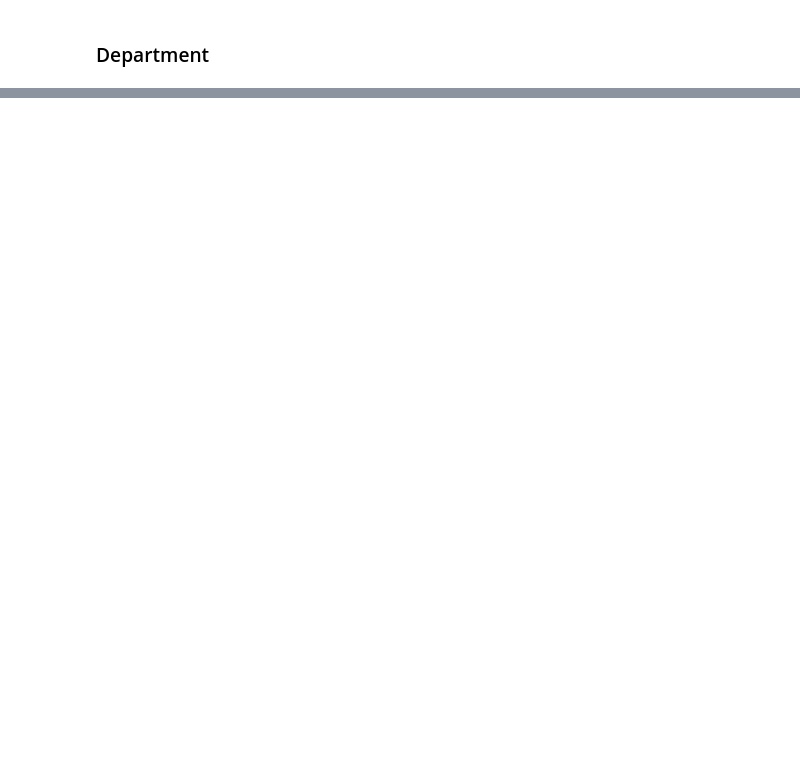
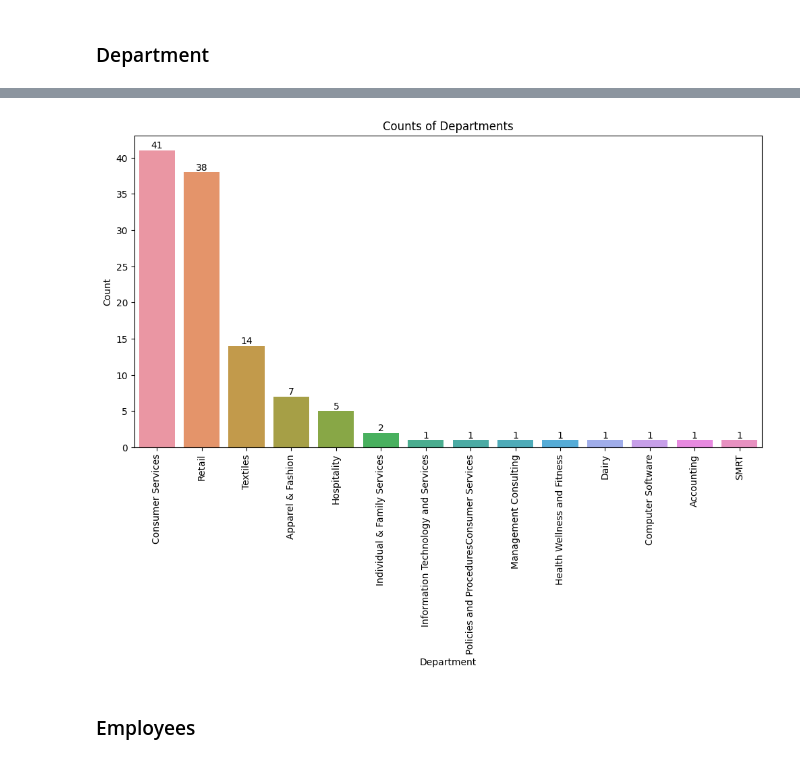
Before and after one commit to ArifAygun/Sentiment-Analysis-SMRT, a Jupyter notebook: SMRT_Statistical_Analysis.ipynb, the cells around one changed output, grey strips where cells are left out. Saved outputs shown, nothing was run; the diff lists cells and outputs as text; code cells hidden in the pictures; blank space fills up the shorter version.

```diff
--- a/SMRT_Statistical_Analysis.ipynb
+++ b/SMRT_Statistical_Analysis.ipynb
@@ -117,0 +205,21 @@ print(department_counts)
+# %%
+# Get the counts of each unique value in the "Department" column
+department_counts = reviews['Department'].value_counts()
+
+# Create a bar plot to visualize the unique values and their counts
+plt.figure(figsize=(12, 6))
+ax = sns.barplot(x=department_counts.index, y=department_counts.values)
+plt.xticks(rotation=90)
+
+plt.xlabel('Department')
+plt.ylabel('Count')
+plt.title('Counts of Departments')
+
+for p in ax.patches:
+    ax.annotate(f'{p.get_height():.0f}', (p.get_x() + p.get_width() / 2., p.get_height()), ha='center', va='bottom')
+
+plt.show()
+# %% [output]
+[figure, added]
+# %% [markdown]
+### Employees
```
Also changed, not shown: parts of 14 cells of this notebook.
